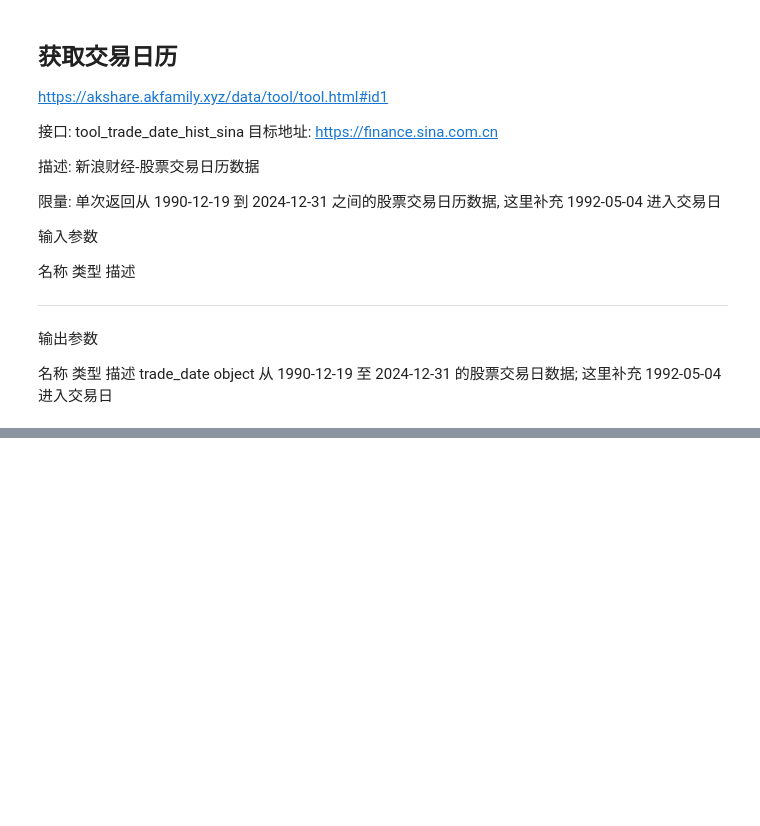
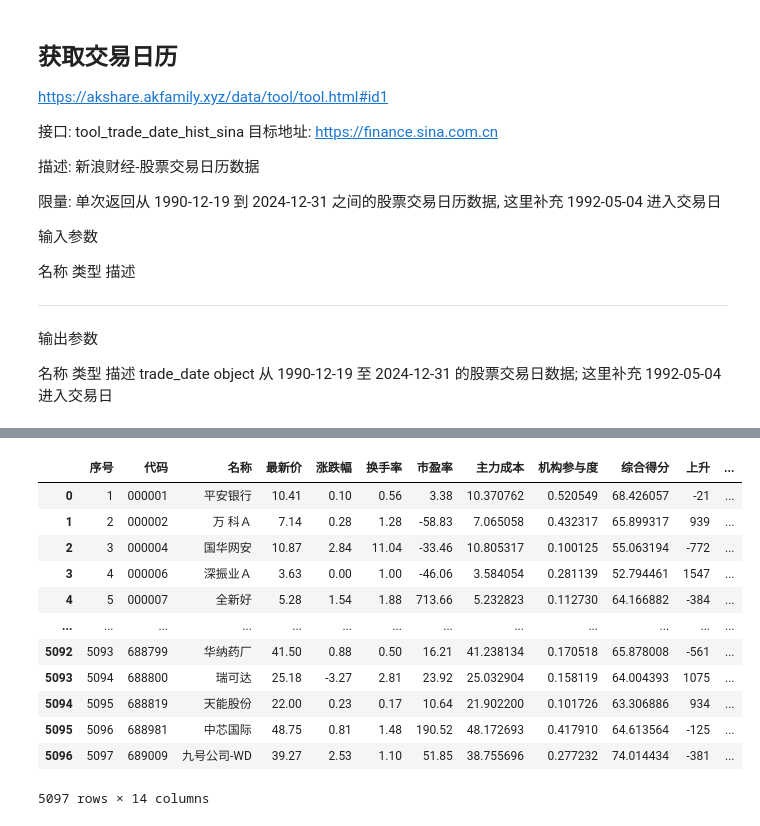
Before and after one commit to EveryFine/GeniusAI, a Jupyter notebook: GeniusChatbots/playground/datasource/AKShare获取股票信息.ipynb, the cells around one changed output, grey strips where cells are left out. Saved outputs shown, nothing was run; the diff lists cells and outputs as text; code cells hidden in the pictures; blank space fills up the shorter version.

```diff
--- a/GeniusChatbots/playground/datasource/AKShare获取股票信息.ipynb
+++ b/GeniusChatbots/playground/datasource/AKShare获取股票信息.ipynb
@@ -613,0 +790,19 @@ TypeError: tool_trade_date_hist_sina() got an unexpected keyword argument 'excha
+# %%
+import akshare as ak
+
+stock_comment_em_df = ak.stock_comment_em()
+stock_comment_em_df
+# %% [output]
+|  | 序号 | 代码 | 名称 | 最新价 | 涨跌幅 | 换手率 | 市盈率 | 主力成本 | 机构参与度 | 综合得分 | 上升 | ... |
+| 0 | 1 | 000001 | 平安银行 | 10.41 | 0.10 | 0.56 | 3.38 | 10.370762 | 0.520549 | 68.426057 | -21 | ... |
+| 1 | 2 | 000002 | 万 科Ａ | 7.14 | 0.28 | 1.28 | -58.83 | 7.065058 | 0.432317 | 65.899317 | 939 | ... |
+| 2 | 3 | 000004 | 国华网安 | 10.87 | 2.84 | 11.04 | -33.46 | 10.805317 | 0.100125 | 55.063194 | -772 | ... |
+| 3 | 4 | 000006 | 深振业Ａ | 3.63 | 0.00 | 1.00 | -46.06 | 3.584054 | 0.281139 | 52.794461 | 1547 | ... |
+| 4 | 5 | 000007 | 全新好 | 5.28 | 1.54 | 1.88 | 713.66 | 5.232823 | 0.112730 | 64.166882 | -384 | ... |
+| ... | ... | ... | ... | ... | ... | ... | ... | ... | ... | ... | ... | ... |
+| 5092 | 5093 | 688799 | 华纳药厂 | 41.50 | 0.88 | 0.50 | 16.21 | 41.238134 | 0.170518 | 65.878008 | -561 | ... |
+| 5093 | 5094 | 688800 | 瑞可达 | 25.18 | -3.27 | 2.81 | 23.92 | 25.032904 | 0.158119 | 64.004393 | 1075 | ... |
+| 5094 | 5095 | 688819 | 天能股份 | 22.00 | 0.23 | 0.17 | 10.64 | 21.902200 | 0.101726 | 63.306886 | 934 | ... |
+| 5095 | 5096 | 688981 | 中芯国际 | 48.75 | 0.81 | 1.48 | 190.52 | 48.172693 | 0.417910 | 64.613564 | -125 | ... |
+| 5096 | 5097 | 689009 | 九号公司-WD | 39.27 | 2.53 | 1.10 | 51.85 | 38.755696 | 0.277232 | 74.014434 | -381 | ... |
+5097 rows × 14 columns
```
Also changed, not shown: parts of 75 cells of this notebook.
